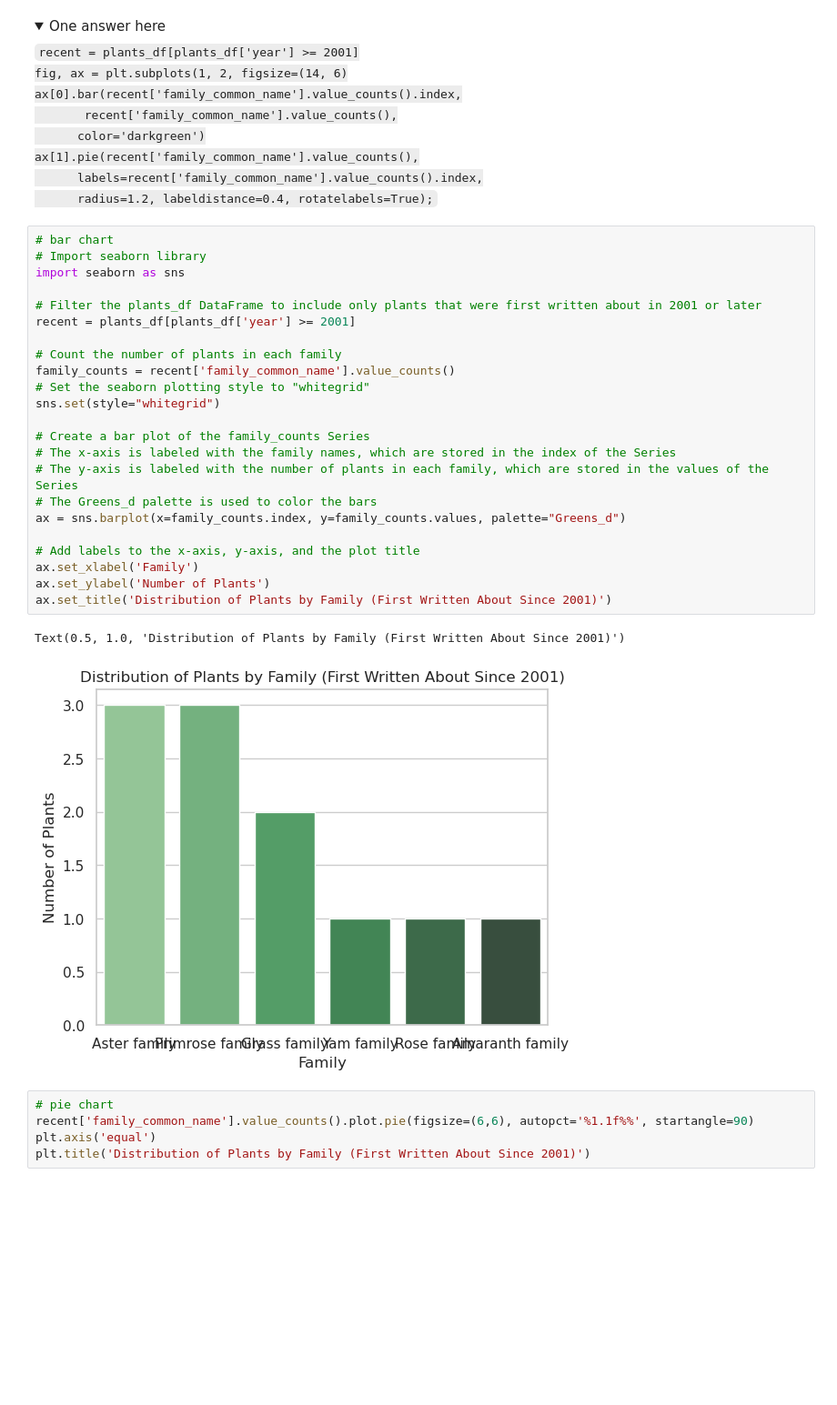
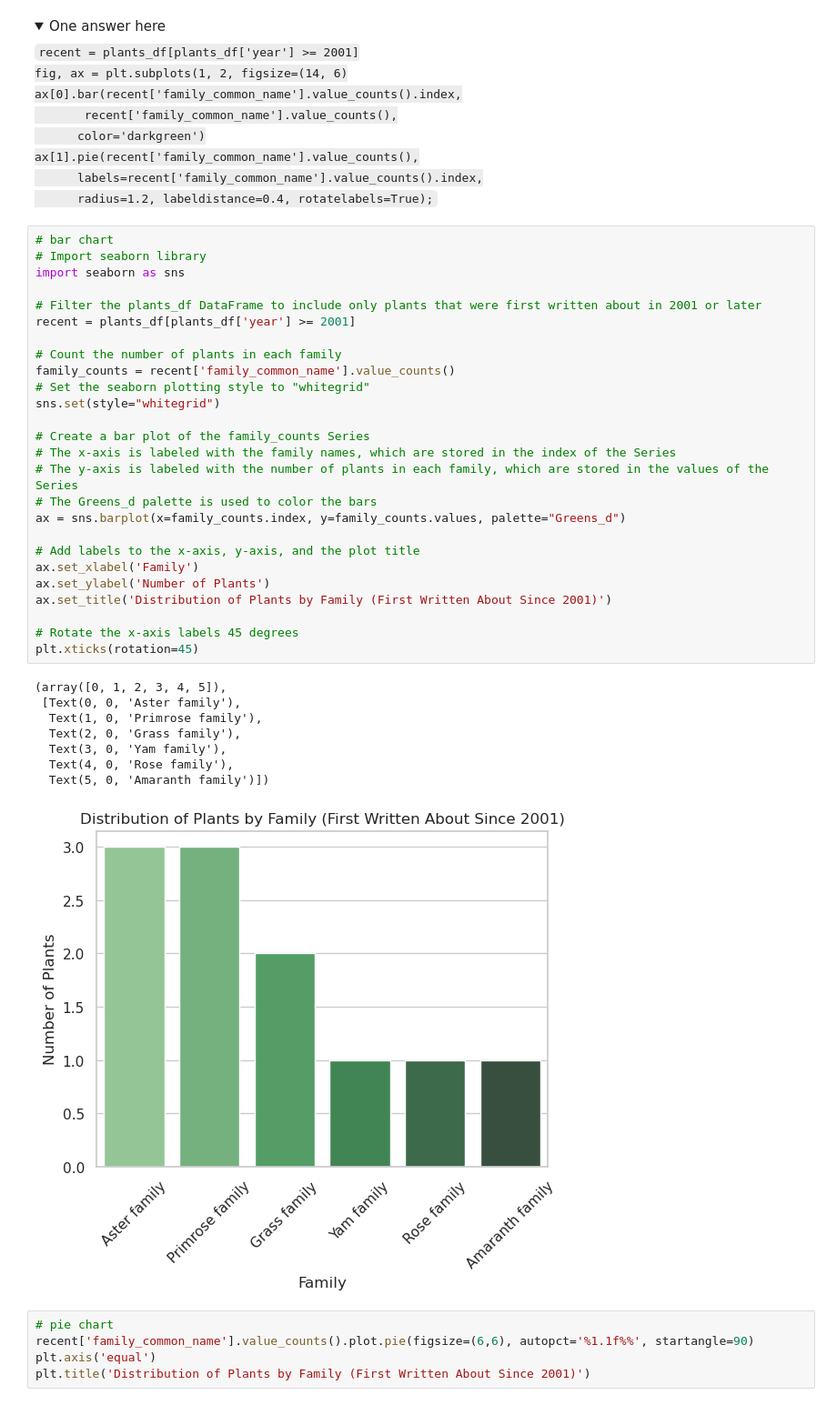
Before and after one commit to kev065/ds-data_analysis_json-bqs-32, a Jupyter notebook: data_analysis_with_json.ipynb, the cells around one changed output. Shown: that part at 91% size. Drawn from its saved outputs; the diff is of its cells as text; folded sections open; blank space fills up the shorter version.

Commit message:
Rotate x-axis labels by 45 degrees

```diff
--- a/data_analysis_with_json.ipynb
+++ b/data_analysis_with_json.ipynb
@@ -365,29 +365,38 @@ ax[1].pie(recent['family_common_name'].value_counts(),
 # %%
 # bar chart
 # Import seaborn library
 import seaborn as sns
 
 # Filter the plants_df DataFrame to include only plants that were first written about in 2001 or later
 recent = plants_df[plants_df['year'] >= 2001]
 
 # Count the number of plants in each family
 family_counts = recent['family_common_name'].value_counts()
 # Set the seaborn plotting style to "whitegrid"
 sns.set(style="whitegrid")
 
 # Create a bar plot of the family_counts Series
 # The x-axis is labeled with the family names, which are stored in the index of the Series
 # The y-axis is labeled with the number of plants in each family, which are stored in the values of the Series
 # The Greens_d palette is used to color the bars
 ax = sns.barplot(x=family_counts.index, y=family_counts.values, palette="Greens_d")
 
 # Add labels to the x-axis, y-axis, and the plot title
 ax.set_xlabel('Family')
 ax.set_ylabel('Number of Plants')
 ax.set_title('Distribution of Plants by Family (First Written About Since 2001)')
+
+# Rotate the x-axis labels 45 degrees
+plt.xticks(rotation=45)
 # %% [output]
-Text(0.5, 1.0, 'Distribution of Plants by Family (First Written About Since 2001)')
+(array([0, 1, 2, 3, 4, 5]),
+ [Text(0, 0, 'Aster family'),
+  Text(1, 0, 'Primrose family'),
+  Text(2, 0, 'Grass family'),
+  Text(3, 0, 'Yam family'),
+  Text(4, 0, 'Rose family'),
+  Text(5, 0, 'Amaranth family')])
-[figure, old version]
+[figure, new version]
 # %%
 # pie chart
 recent['family_common_name'].value_counts().plot.pie(figsize=(6,6), autopct='%1.1f%%', startangle=90)
```
